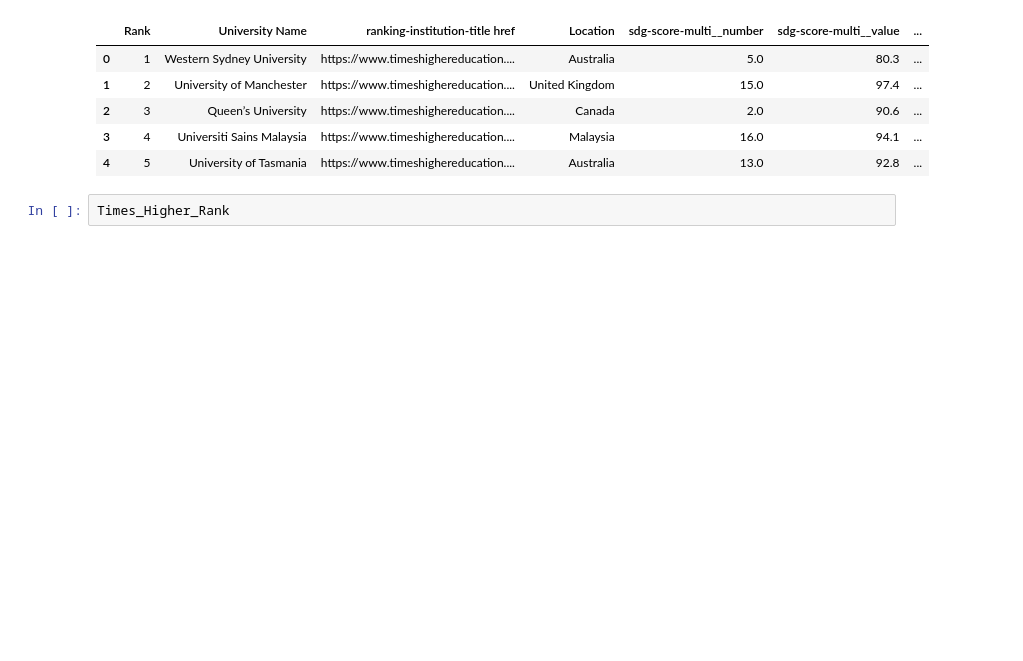
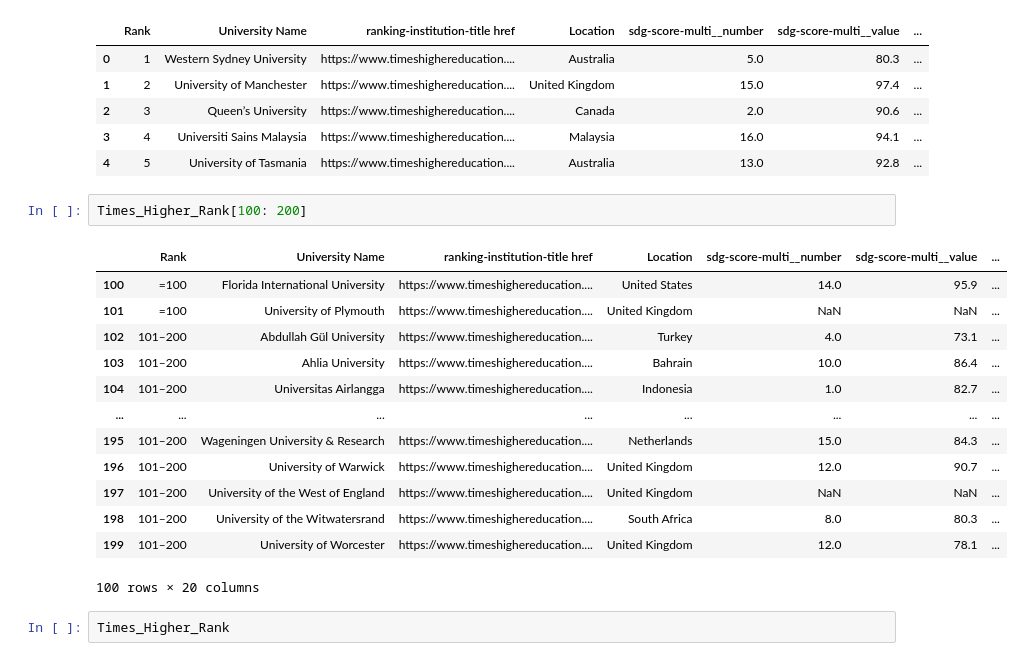
Before and after one commit to Emtnan06/World-University-Rankings, a Jupyter notebook: Usecase3.ipynb, the cells around one changed output. Cells and saved outputs as stored; diff of their text form; blank space fills up the shorter version.

```diff
--- a/Usecase3.ipynb
+++ b/Usecase3.ipynb
@@ -97,6 +110,22 @@ Times_Higher_Rank.head()
 | 2 | 3 | Queen’s University | https://www.timeshighereducation.... | Canada | 2.0 | 90.6 | ... |
 | 3 | 4 | Universiti Sains Malaysia | https://www.timeshighereducation.... | Malaysia | 16.0 | 94.1 | ... |
 | 4 | 5 | University of Tasmania | https://www.timeshighereducation.... | Australia | 13.0 | 92.8 | ... |
+# %%
+Times_Higher_Rank[100: 200]
+# %% [output]
+|  | Rank | University Name | ranking-institution-title href | Location | sdg-score-multi__number | sdg-score-multi__value | ... |
+| 100 | =100 | Florida International University | https://www.timeshighereducation.... | United States | 14.0 | 95.9 | ... |
+| 101 | =100 | University of Plymouth | https://www.timeshighereducation.... | United Kingdom | NaN | NaN | ... |
+| 102 | 101–200 | Abdullah Gül University | https://www.timeshighereducation.... | Turkey | 4.0 | 73.1 | ... |
+| 103 | 101–200 | Ahlia University | https://www.timeshighereducation.... | Bahrain | 10.0 | 86.4 | ... |
+| 104 | 101–200 | Universitas Airlangga | https://www.timeshighereducation.... | Indonesia | 1.0 | 82.7 | ... |
+| ... | ... | ... | ... | ... | ... | ... | ... |
+| 195 | 101–200 | Wageningen University & Research | https://www.timeshighereducation.... | Netherlands | 15.0 | 84.3 | ... |
+| 196 | 101–200 | University of Warwick | https://www.timeshighereducation.... | United Kingdom | 12.0 | 90.7 | ... |
+| 197 | 101–200 | University of the West of England | https://www.timeshighereducation.... | United Kingdom | NaN | NaN | ... |
+| 198 | 101–200 | University of the Witwatersrand | https://www.timeshighereducation.... | South Africa | 8.0 | 80.3 | ... |
+| 199 | 101–200 | University of Worcester | https://www.timeshighereducation.... | United Kingdom | 12.0 | 78.1 | ... |
+100 rows × 20 columns
 # %%
 Times_Higher_Rank
 # %% [output]
```
Also changed, not shown: parts of 86 cells of this notebook.
